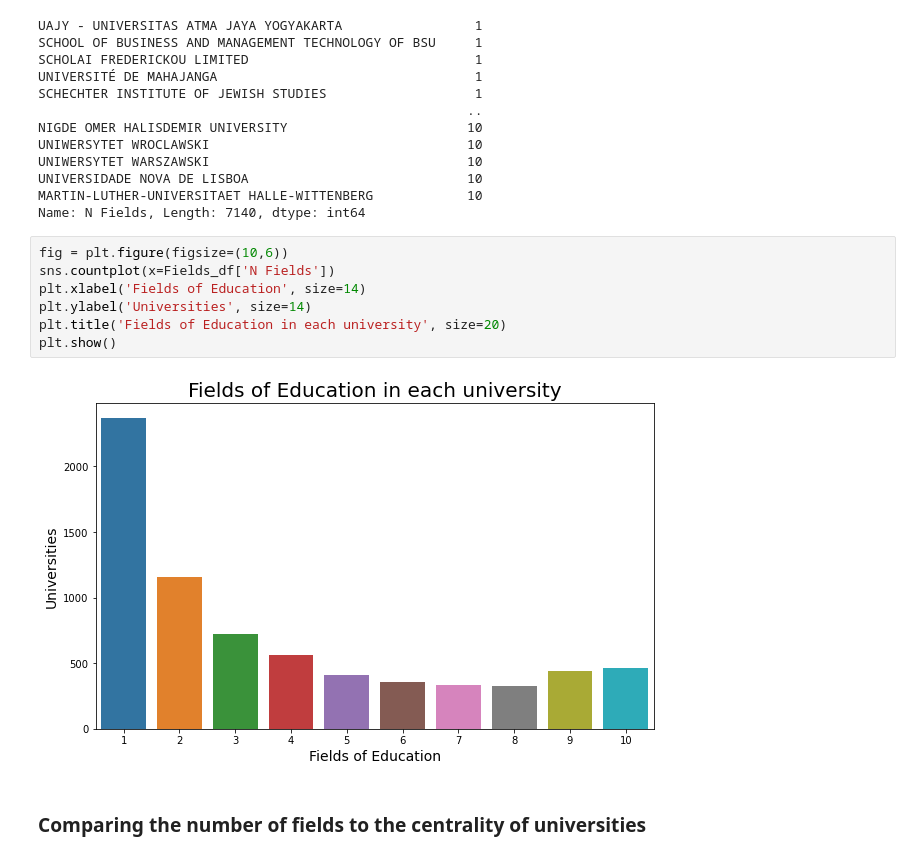
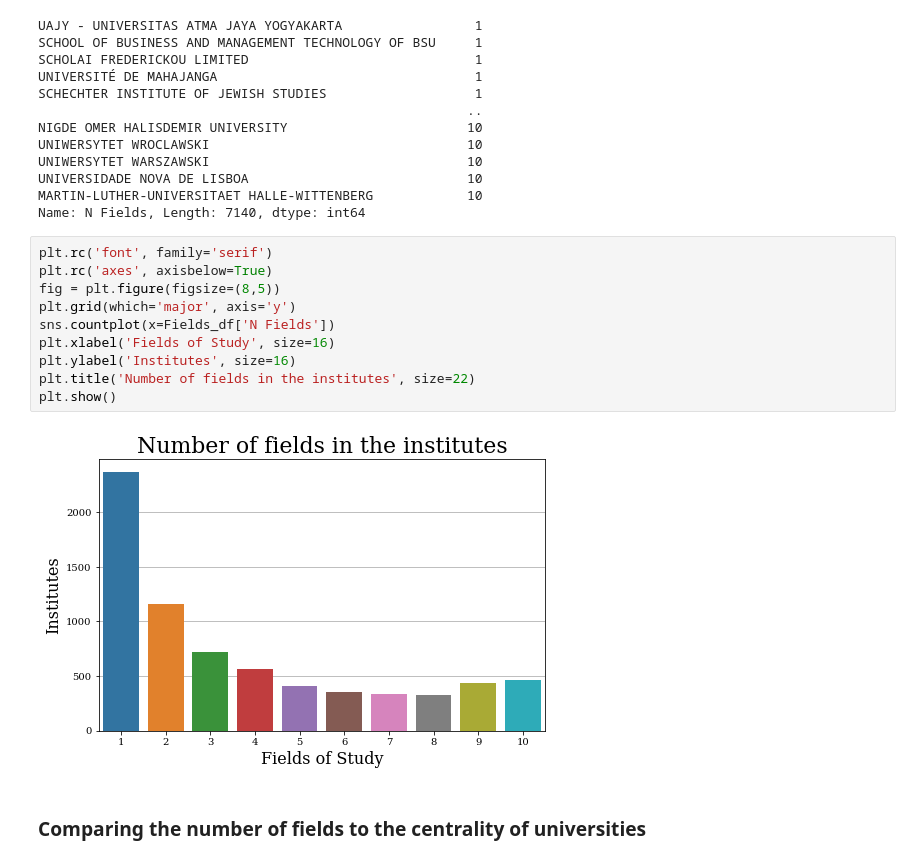
Before and after one commit to FilippoBragato/ErasmusMobilityStudy, a Jupyter notebook: ErasmusForStudy_Network.ipynb, the cells around one changed output. Drawn from its saved outputs; the diff is of its cells as text.

Commit message:
Nicer plots

```diff
--- a/ErasmusForStudy_Network.ipynb
+++ b/ErasmusForStudy_Network.ipynb
@@ -317,14 +311,17 @@ UNIVERSIDADE NOVA DE LISBOA                            10
 MARTIN-LUTHER-UNIVERSITAET HALLE-WITTENBERG            10
 Name: N Fields, Length: 7140, dtype: int64
 # %%
-fig = plt.figure(figsize=(10,6))
+plt.rc('font', family='serif')
+plt.rc('axes', axisbelow=True)
+fig = plt.figure(figsize=(8,5))
+plt.grid(which='major', axis='y')
 sns.countplot(x=Fields_df['N Fields'])
-plt.xlabel('Fields of Education', size=14)
-plt.ylabel('Universities', size=14)
-plt.title('Fields of Education in each university', size=20)
+plt.xlabel('Fields of Study', size=16)
+plt.ylabel('Institutes', size=16)
+plt.title('Number of fields in the institutes', size=22)
 plt.show()
 # %% [output]
-[figure, old version]
+[figure, new version]
 # %% [markdown]
 ### Comparing the number of fields to the centrality of universities
 # %%
```
Also changed, not shown: parts of 16 cells of this notebook, 1 other file.
